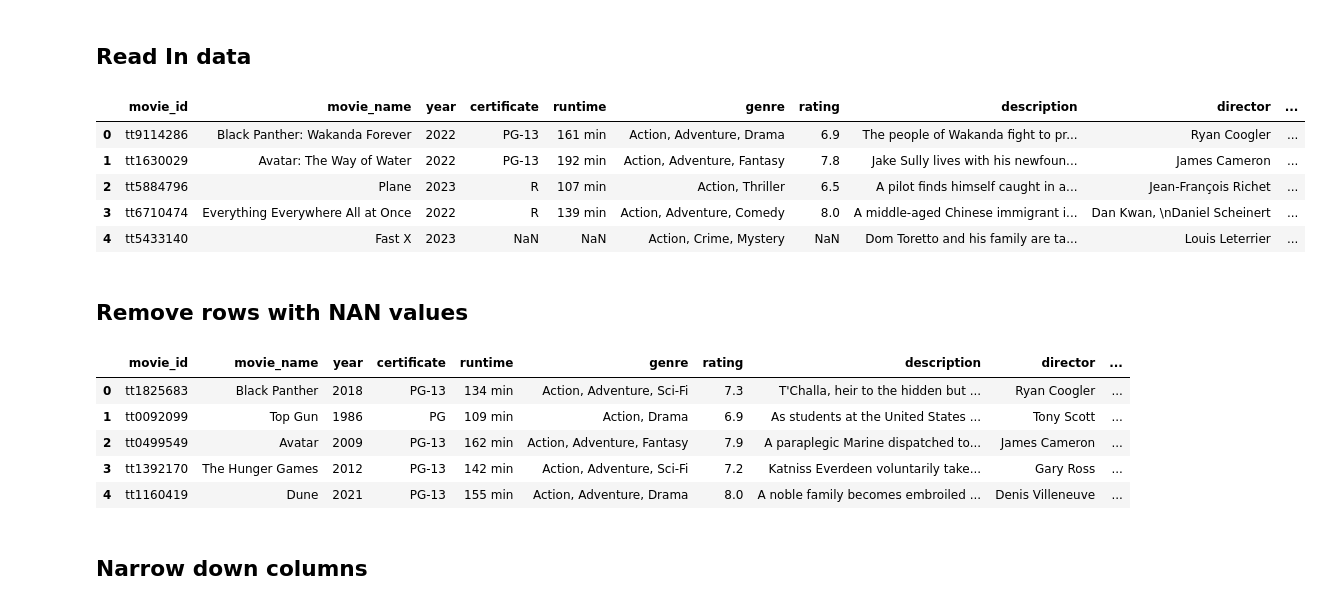
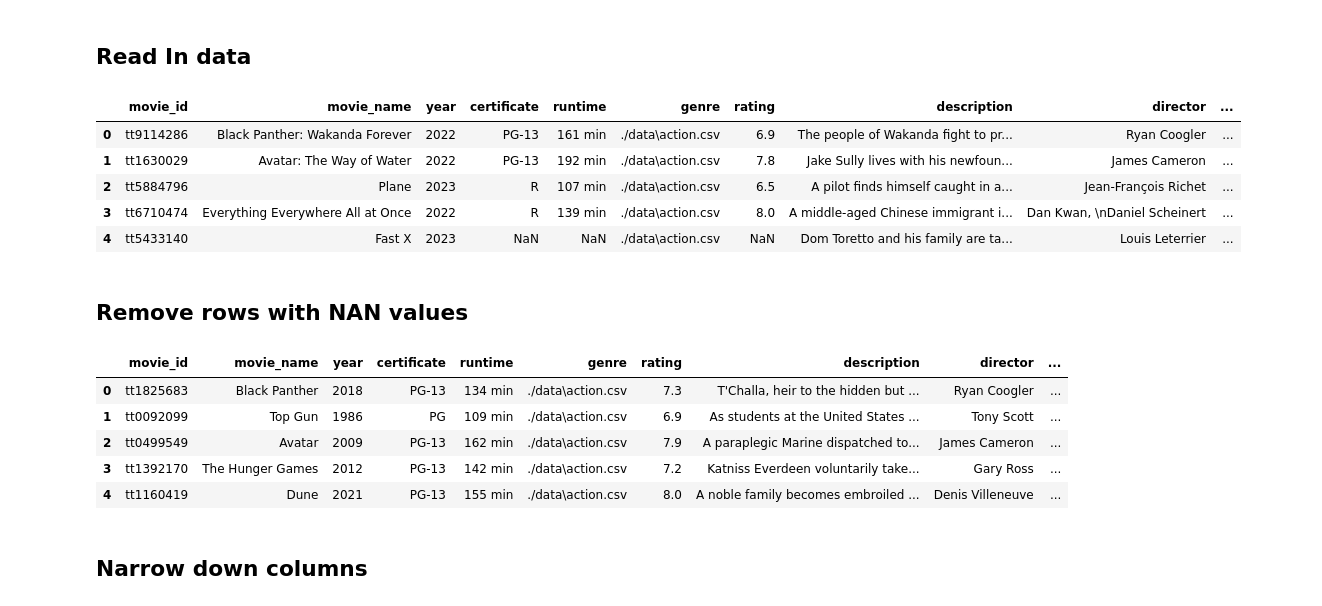
Before and after one commit to lucaswin89/IMDb-Movies-Gross-Income-Prediction-for-Box-Office-Earnings, a Jupyter notebook: IMDB Dataset ML.ipynb, the cells around one changed output. Cells and saved outputs as stored; diff of their text form; code cells hidden in the pictures.

```diff
--- a/IMDB Dataset ML.ipynb
+++ b/IMDB Dataset ML.ipynb
@@ -26,21 +26,24 @@ import os
 # %%
 path = r'./data'                     # use your path
 files = glob.glob(os.path.join(path, "*.csv"))
 
 data_frames = []
 
 for file in files:
-    data_frames.append(pd.read_csv(file))
+    frame = pd.read_csv(file)
+    frame['genre'] = frame['genre'].apply(lambda x: str(file))
+    data_frames.append(frame)
+
 
 df = pd.concat(data_frames, ignore_index=True)
 df.head()
 # %% [output]
 |  | movie_id | movie_name | year | certificate | runtime | genre | rating | description | director | ... |
-| 0 | tt9114286 | Black Panther: Wakanda Forever | 2022 | PG-13 | 161 min | Action, Adventure, Drama | 6.9 | The people of Wakanda fight to pr... | Ryan Coogler | ... |
-| 1 | tt1630029 | Avatar: The Way of Water | 2022 | PG-13 | 192 min | Action, Adventure, Fantasy | 7.8 | Jake Sully lives with his newfoun... | James Cameron | ... |
-| 2 | tt5884796 | Plane | 2023 | R | 107 min | Action, Thriller | 6.5 | A pilot finds himself caught in a... | Jean-François Richet | ... |
-| 3 | tt6710474 | Everything Everywhere All at Once | 2022 | R | 139 min | Action, Adventure, Comedy | 8.0 | A middle-aged Chinese immigrant i... | Dan Kwan, \nDaniel Scheinert | ... |
-| 4 | tt5433140 | Fast X | 2023 | NaN | NaN | Action, Crime, Mystery | NaN | Dom Toretto and his family are ta... | Louis Leterrier | ... |
+| 0 | tt9114286 | Black Panther: Wakanda Forever | 2022 | PG-13 | 161 min | ./data\action.csv | 6.9 | The people of Wakanda fight to pr... | Ryan Coogler | ... |
+| 1 | tt1630029 | Avatar: The Way of Water | 2022 | PG-13 | 192 min | ./data\action.csv | 7.8 | Jake Sully lives with his newfoun... | James Cameron | ... |
+| 2 | tt5884796 | Plane | 2023 | R | 107 min | ./data\action.csv | 6.5 | A pilot finds himself caught in a... | Jean-François Richet | ... |
+| 3 | tt6710474 | Everything Everywhere All at Once | 2022 | R | 139 min | ./data\action.csv | 8.0 | A middle-aged Chinese immigrant i... | Dan Kwan, \nDaniel Scheinert | ... |
+| 4 | tt5433140 | Fast X | 2023 | NaN | NaN | ./data\action.csv | NaN | Dom Toretto and his family are ta... | Louis Leterrier | ... |
 # %% [markdown]
 ## Remove rows with NAN values
 # %%
@@ -51,11 +54,11 @@ df.head()
 # unique_count #495 combinations in dataset
 # %% [output]
 |  | movie_id | movie_name | year | certificate | runtime | genre | rating | description | director | ... |
-| 0 | tt1825683 | Black Panther | 2018 | PG-13 | 134 min | Action, Adventure, Sci-Fi | 7.3 | T'Challa, heir to the hidden but ... | Ryan Coogler | ... |
-| 1 | tt0092099 | Top Gun | 1986 | PG | 109 min | Action, Drama | 6.9 | As students at the United States ... | Tony Scott | ... |
-| 2 | tt0499549 | Avatar | 2009 | PG-13 | 162 min | Action, Adventure, Fantasy | 7.9 | A paraplegic Marine dispatched to... | James Cameron | ... |
-| 3 | tt1392170 | The Hunger Games | 2012 | PG-13 | 142 min | Action, Adventure, Sci-Fi | 7.2 | Katniss Everdeen voluntarily take... | Gary Ross | ... |
-| 4 | tt1160419 | Dune | 2021 | PG-13 | 155 min | Action, Adventure, Drama | 8.0 | A noble family becomes embroiled ... | Denis Villeneuve | ... |
+| 0 | tt1825683 | Black Panther | 2018 | PG-13 | 134 min | ./data\action.csv | 7.3 | T'Challa, heir to the hidden but ... | Ryan Coogler | ... |
+| 1 | tt0092099 | Top Gun | 1986 | PG | 109 min | ./data\action.csv | 6.9 | As students at the United States ... | Tony Scott | ... |
+| 2 | tt0499549 | Avatar | 2009 | PG-13 | 162 min | ./data\action.csv | 7.9 | A paraplegic Marine dispatched to... | James Cameron | ... |
+| 3 | tt1392170 | The Hunger Games | 2012 | PG-13 | 142 min | ./data\action.csv | 7.2 | Katniss Everdeen voluntarily take... | Gary Ross | ... |
+| 4 | tt1160419 | Dune | 2021 | PG-13 | 155 min | ./data\action.csv | 8.0 | A noble family becomes embroiled ... | Denis Villeneuve | ... |
 # %% [markdown]
 ## Narrow down columns
 # %%
```
Also changed, not shown: parts of 12 cells of this notebook.
